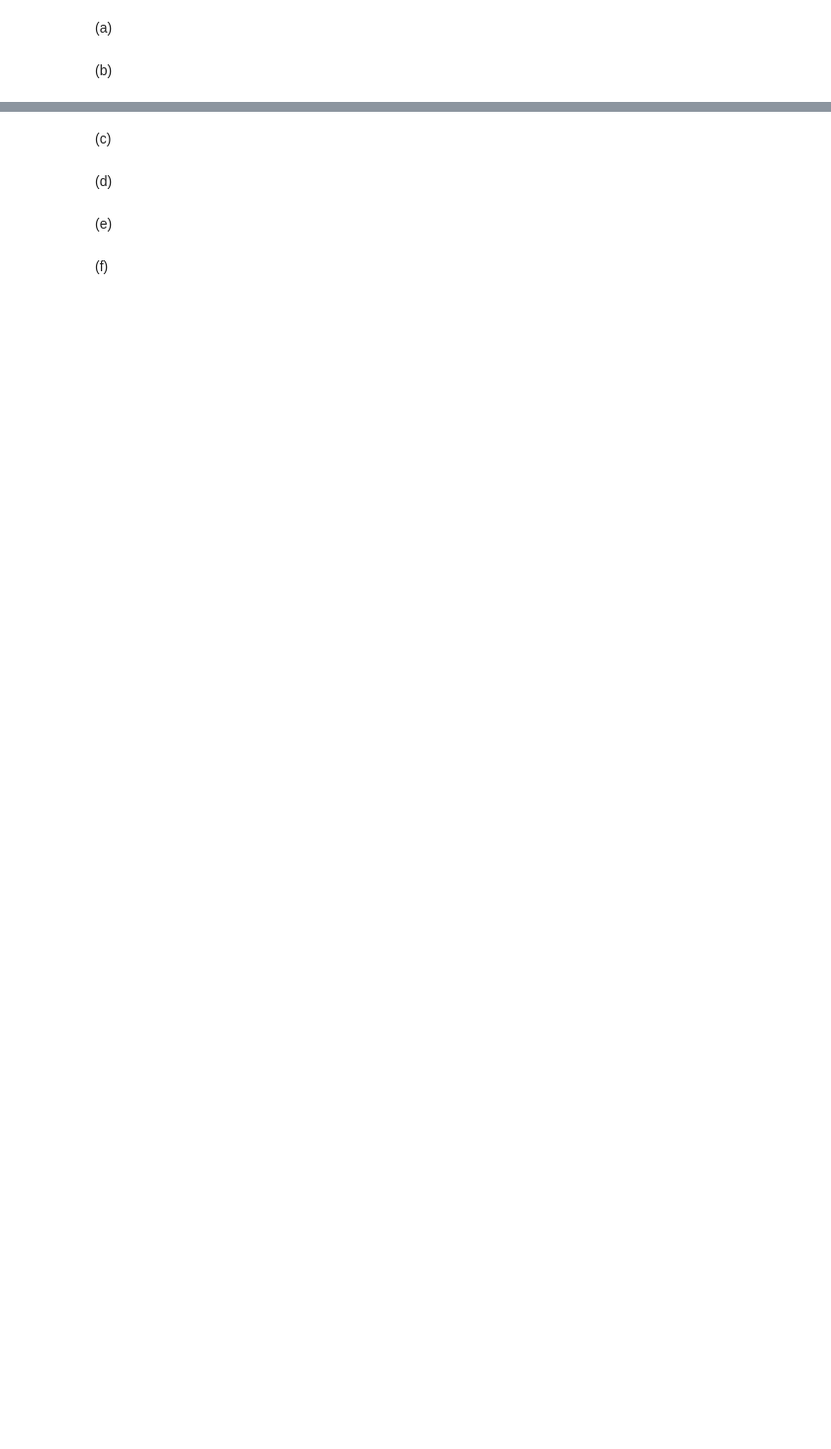
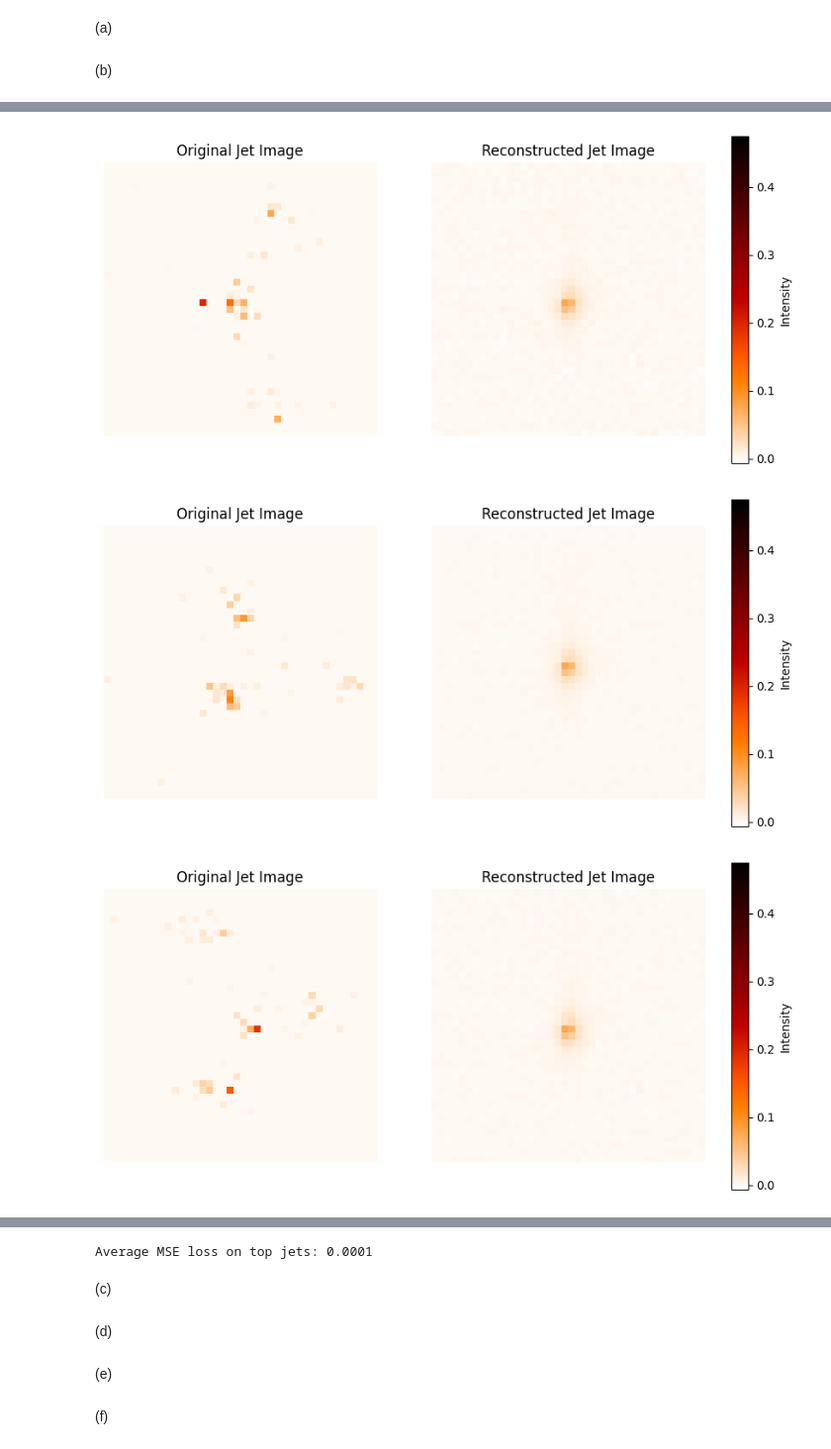
Before and after one commit to neelkanthrawat/mlph2023-Exercises, a Jupyter notebook: sheet08.ipynb, the cells around one changed output, grey strips where cells are left out. Shown at 99% size. Drawn from its saved outputs; the diff is of its cells as text; code cells hidden in the pictures; blank space fills up the shorter version.

```diff
--- a/sheet08.ipynb
+++ b/sheet08.ipynb
@@ -414,6 +436,8 @@ train_dataset = data_for_tagging(z_train_torch, y_train_torch.float())
 test_dataset = data_for_tagging(z_test_torch, y_test_torch.float())
 val_dataset = data_for_tagging(z_val_torch, y_val_torch.float())
 
-trn_dataloader = torch.utils.data.DataLoader( train_dataset, batch_size=64, shuffle=True )
-tst_dataloader = torch.utils.data.DataLoader( test_dataset, batch_size=64, shuffle=False )
-val_dataloader = torch.utils.data.DataLoader( val_dataset, batch_size=64, shuffle=False )
+
+batch_size=64
+trn_dataloader = torch.utils.data.DataLoader( train_dataset, batch_size=batch_size, shuffle=True )
+tst_dataloader = torch.utils.data.DataLoader( test_dataset, batch_size=batch_size, shuffle=False )
+val_dataloader = torch.utils.data.DataLoader( val_dataset, batch_size=batch_size, shuffle=False )
@@ -457,3 +613,11 @@ class AutoencoderMLP(nn.Module):
 # %%
 # TODO: Train autoencoder on QCD jets
 # Choose the bottleneck dimension between 5 and 20
+
+input_size=40*40
+bottleneck_size=20
+dropout_rate=0.1
+autoencoder = AutoencoderMLP(input_size, bottleneck_size, dropout_rate)
+autoencoder.to(device)
+train_losses, val_losses = train_and_validate(autoencoder, qcd_dataloader_train, qcd_dataloader_val,
+                                            num_epochs=5, learning_rate=1e-4, device=device, print_epoch=1)
@@ -459,0 +630,52 @@ class AutoencoderMLP(nn.Module):
+# %%
+import torch
+import matplotlib.pyplot as plt
+import numpy as np
+
+def visualize_reconstruction(model, dataloader, num_examples=5, device="cpu"):
+    model.eval()  # Set the model to evaluation mode
+
+    # Get a few examples from the dataloader
+    data_iter = iter(dataloader)
+    examples, _ = next(data_iter)
+    examples = examples.to(device)
+
+    # Forward pass to obtain reconstructed outputs
+    with torch.no_grad():
+        reconstructed_outputs = model(examples.view(examples.size(0), -1).float())
+
+    # Convert tensors to NumPy arrays
+    examples_np = examples.cpu().numpy()
+    reconstructed_outputs_np = reconstructed_outputs.cpu().numpy()
+
+    # Normalize pixel values to a common range
+    vmin = min(np.min(examples_np), np.min(reconstructed_outputs_np))
+    vmax = max(np.max(examples_np), np.max(reconstructed_outputs_np))
+
+    # Visualize the original and reconstructed images
+    for i in range(num_examples):
+        original_image = examples_np[i].reshape(examples.size(2), examples.size(3))
+        reconstructed_image = reconstructed_outputs_np[i].reshape(examples.size(2), examples.size(3))
+
+        # Plot side-by-side with shared colorbar
+        fig, axs = plt.subplots(1, 2, figsize=(10, 5))
+        im1 = axs[0].imshow(original_image, cmap="gist_heat_r", vmin=vmin, vmax=vmax)
+        axs[0].set_title("Original Jet Image")
+        axs[0].axis('off')
+
+        im2 = axs[1].imshow(reconstructed_image, cmap="gist_heat_r", vmin=vmin, vmax=vmax)
+        axs[1].set_title("Reconstructed Jet Image")
+        axs[1].axis('off')
+
+        # Create a common colorbar for both subplots
+        cbar = fig.colorbar(im2, ax=axs, orientation='vertical', fraction=0.046, pad=0.04)
+        cbar.set_label('Intensity')
+
+        plt.show()
+
+# Assuming you have top_dataloader_val for visualization
+visualize_reconstruction(autoencoder, top_dataloader_val, num_examples=5, device=device)
+# %% [output]
+[figure, added]
+[figure, added]
+[figure, added]
@@ -460,3 +711,8 @@ class AutoencoderMLP(nn.Module):
+# %%
+top_loss = evaluate_autoencoder(autoencoder, top_dataloader_val, device=device)
+print(f"Average MSE loss on top jets: {top_loss:.4f}")
+# %% [output]
+Average MSE loss on top jets: 0.0001
 # %% [markdown]
 (c)
 # %%
```
Also changed, not shown: parts of 15 cells of this notebook.
